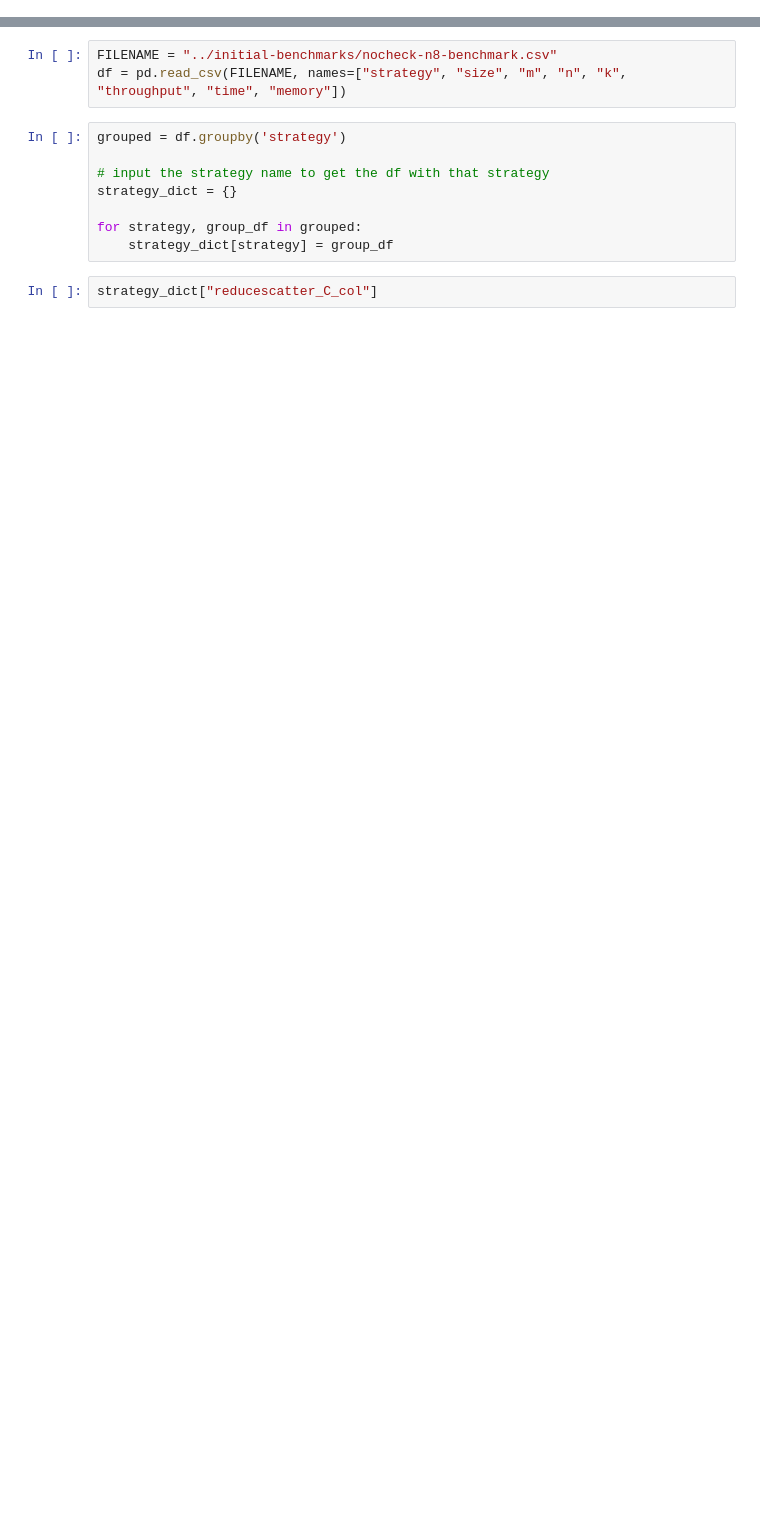
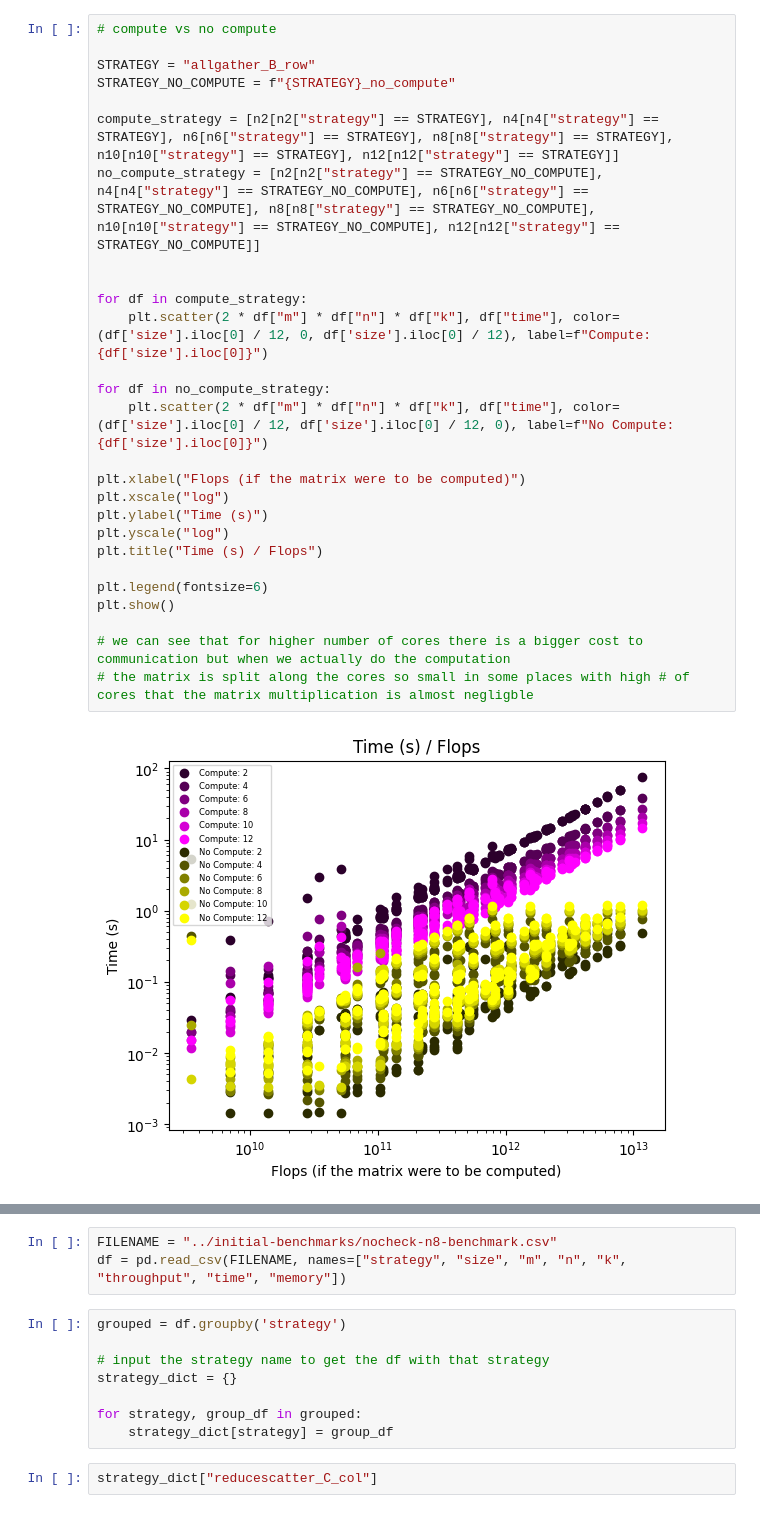
Before and after one commit to ZachB123/CommHiddenGemm, a Jupyter notebook: Gemm1d/notebooks/CHG1D_Visualizations.ipynb, the cells around one changed output, grey strips where cells are left out. Drawn from its saved outputs; the diff is of its cells as text; blank space fills up the shorter version.

```diff
--- a/Gemm1d/notebooks/CHG1D_Visualizations.ipynb
+++ b/Gemm1d/notebooks/CHG1D_Visualizations.ipynb
@@ -14,0 +96,29 @@ STRATEGIES = ['allgather_A_col', 'allgather_A_col_no_compute',
+# %%
+# compute vs no compute
+
+STRATEGY = "allgather_B_row"
+STRATEGY_NO_COMPUTE = f"{STRATEGY}_no_compute"
+
+compute_strategy = [n2[n2["strategy"] == STRATEGY], n4[n4["strategy"] == STRATEGY], n6[n6["strategy"] == STRATEGY], n8[n8["strategy"] == STRATEGY], n10[n10["strategy"] == STRATEGY], n12[n12["strategy"] == STRATEGY]]
+no_compute_strategy = [n2[n2["strategy"] == STRATEGY_NO_COMPUTE], n4[n4["strategy"] == STRATEGY_NO_COMPUTE], n6[n6["strategy"] == STRATEGY_NO_COMPUTE], n8[n8["strategy"] == STRATEGY_NO_COMPUTE], n10[n10["strategy"] == STRATEGY_NO_COMPUTE], n12[n12["strategy"] == STRATEGY_NO_COMPUTE]]
+
+
+for df in compute_strategy:
+    plt.scatter(2 * df["m"] * df["n"] * df["k"], df["time"], color=(df['size'].iloc[0] / 12, 0, df['size'].iloc[0] / 12), label=f"Compute: {df['size'].iloc[0]}")
+
+for df in no_compute_strategy:
+    plt.scatter(2 * df["m"] * df["n"] * df["k"], df["time"], color=(df['size'].iloc[0] / 12, df['size'].iloc[0] / 12, 0), label=f"No Compute: {df['size'].iloc[0]}")
+
+plt.xlabel("Flops (if the matrix were to be computed)")
+plt.xscale("log")
+plt.ylabel("Time (s)")
+plt.yscale("log")
+plt.title("Time (s) / Flops")
+
+plt.legend(fontsize=6)
+plt.show()
+
+# we can see that for higher number of cores there is a bigger cost to communication but when we actually do the computation
+# the matrix is split along the cores so small in some places with high # of cores that the matrix multiplication is almost negligble
+# %% [output]
+[figure, added]
```
Also changed, not shown: parts of 14 cells of this notebook, 5 other files.
